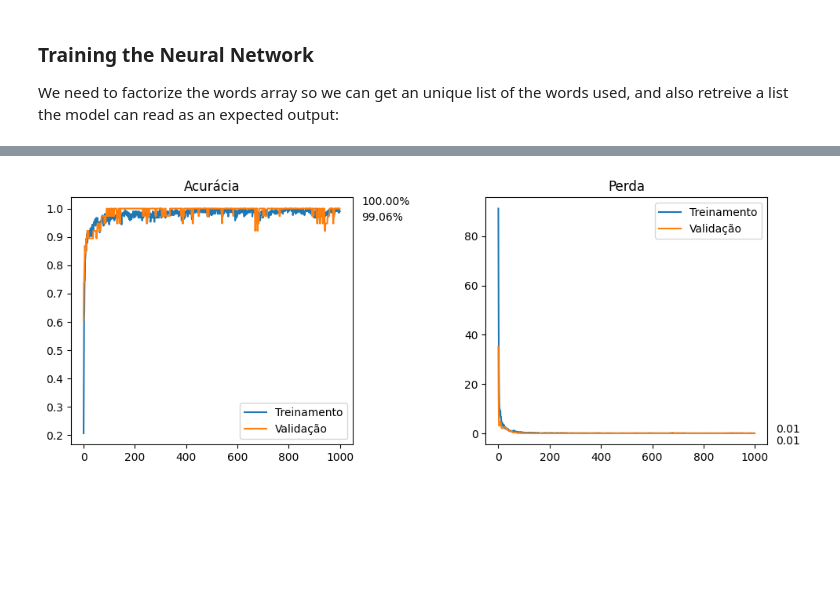
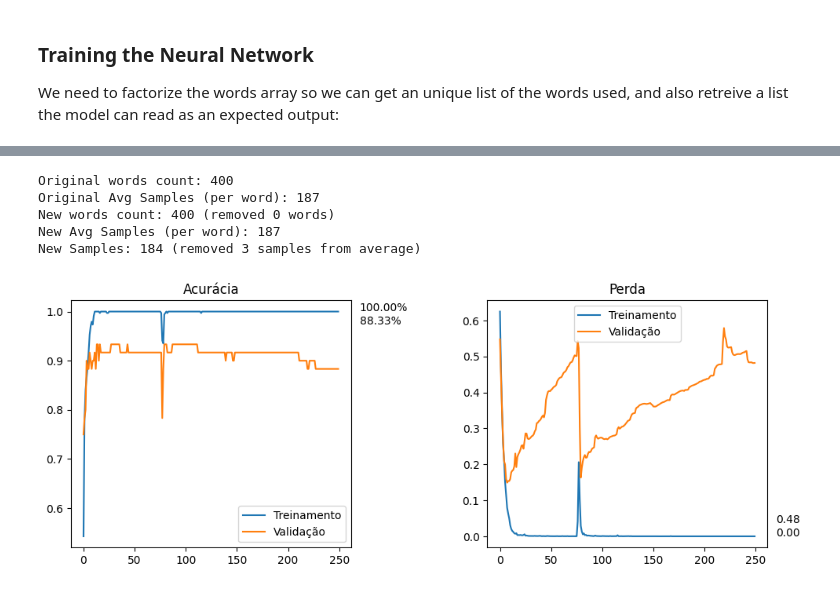
Before and after one commit to MateusAquino/subvocalization-emg, a Jupyter notebook: Proof of Concept/Subvocalization.ipynb, the cells around one changed output, grey strips where cells are left out. Cells and saved outputs as stored; diff of their text form; code cells hidden in the pictures; blank space fills up the shorter version.

```diff
--- a/Proof of Concept/Subvocalization.ipynb
+++ b/Proof of Concept/Subvocalization.ipynb
@@ -164,33 +221,42 @@ Skipping registering GPU devices...
 # %%
+words_map, samples, model, history = train_network(85, ["FMatYN5C"], 20, 250, 5, 120)
+
 fig, (ax1, ax2) = plt.subplots(1,2, figsize=(11,5))
 
 accuracy = history.history['accuracy']
 val_accuracy = history.history['val_accuracy']
 loss = history.history['loss']
 val_loss = history.history['val_loss']
 
 ax1.set_title("Acurácia")
 ax1.plot(accuracy, label="Treinamento")
 ax1.plot(val_accuracy, label="Validação")
 ax1.legend(fontsize="10")
 
 ax2.set_title("Perda")
 ax2.plot(loss, label="Treinamento")
 ax2.plot(val_loss, label="Validação")
 ax2.legend(fontsize="10")
 
 i = 0
-for var in (accuracy, val_accuracy):
+
+for var in (val_accuracy, accuracy):
     i+=1
-    ax1.annotate('%2.2f%%' % (var[-1]*100), xy=(1, var[-1]-0.08), xytext=(8, i*12),
-                 xycoords=('axes fraction', 'data'), textcoords='offset points')
+    ax1.annotate('%2.2f%%' % (var[-1]*100), xy=(1, 0.85), xytext=(8, i*12),
+                 xycoords=('axes fraction', 'axes fraction'), textcoords='offset points')
 
 for var in (loss, val_loss):
     i-=1
-    ax2.annotate('%0.2f' % var[-1], xy=(1, var[-1]*60), xytext=(8, -i*12),
-                 xycoords=('axes fraction', 'data'), textcoords='offset points')
+    ax2.annotate('%0.2f' % var[-1], xy=(1, 0.1), xytext=(8, -i*12),
+                 xycoords=('axes fraction', 'axes fraction'), textcoords='offset points')
+
 
 fig.tight_layout(pad=5.0)
 plt.show()
 # %% [output]
+Original words count: 400
+Original Avg Samples (per word): 187
+New words count: 400 (removed 0 words)
+New Avg Samples (per word): 187
+New Samples: 184 (removed 3 samples from average)
-[figure, old version]
+[figure, new version]
```
Also changed, not shown: parts of 9 cells of this notebook, 9 other files.
